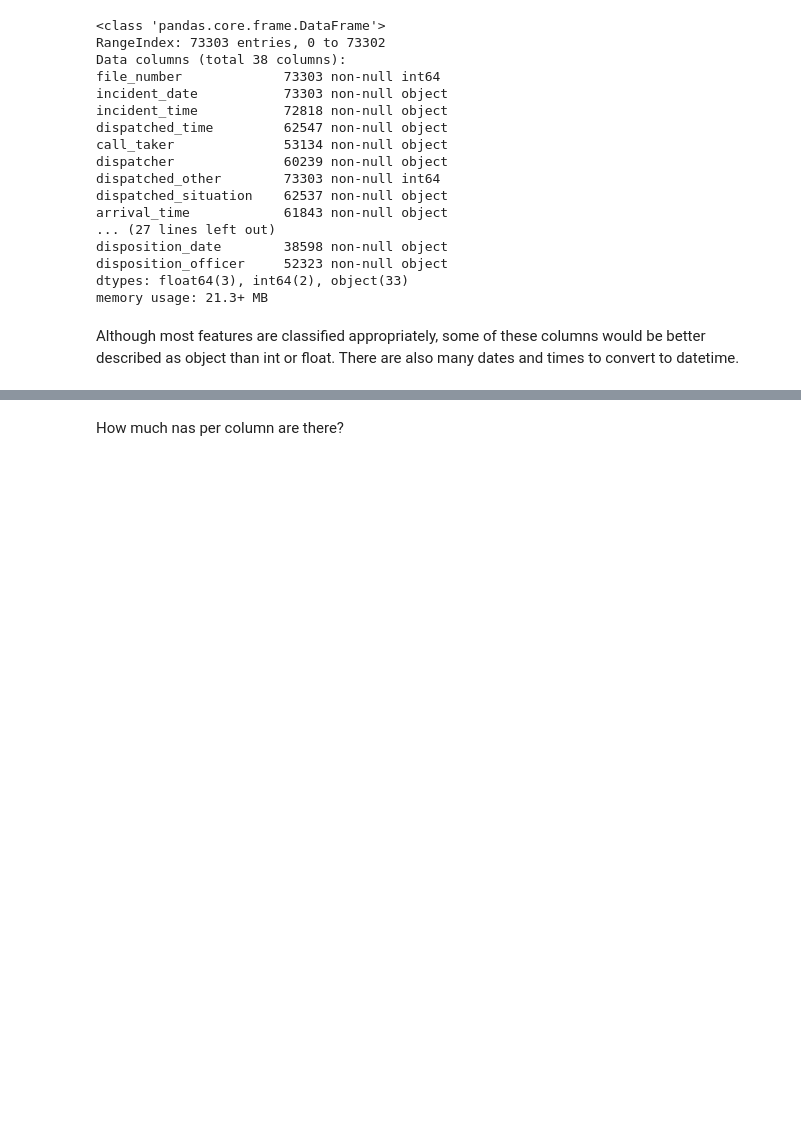
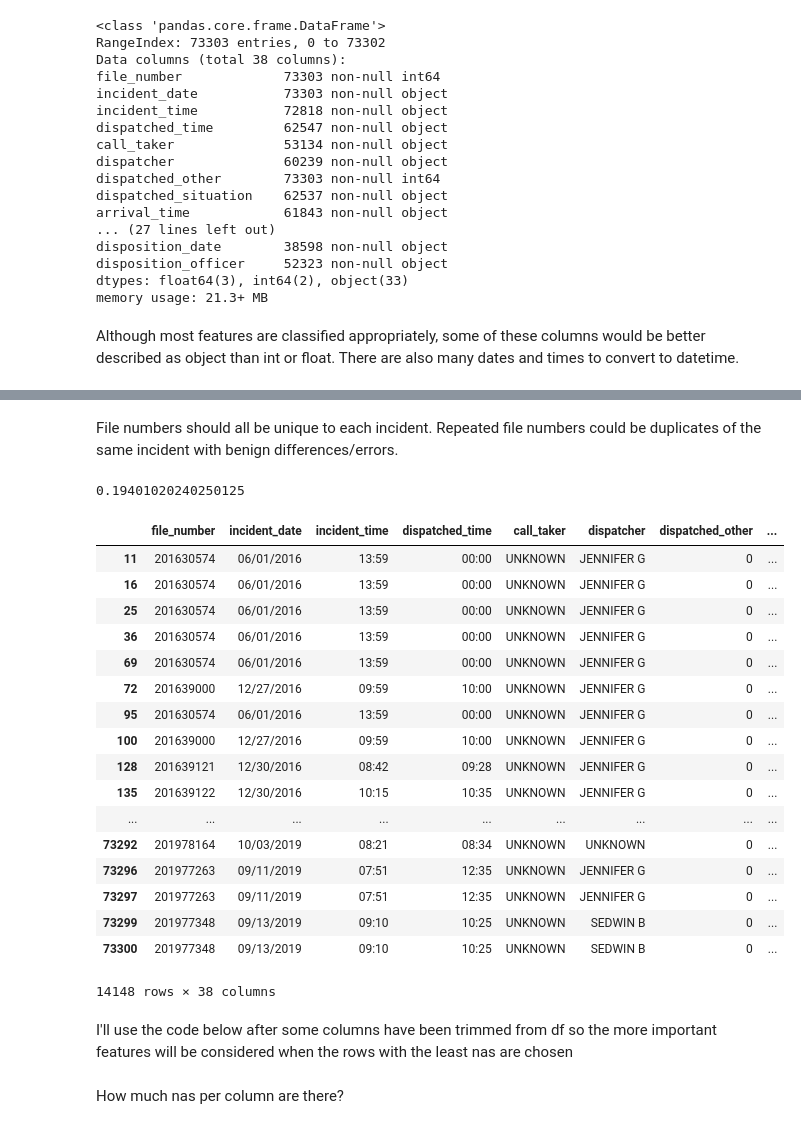
Before and after one commit to janellejolliff/ACRC-Classification, a Jupyter notebook: capstone.ipynb, the cells around one changed output, grey strips where cells are left out. Cells and saved outputs as stored; diff of their text form; code cells hidden in the pictures; blank space fills up the shorter version.

```diff
--- a/capstone.ipynb
+++ b/capstone.ipynb
@@ -192,3 +219,31 @@ Other than the majority of them appearing around the year 2012, nothing grabs my
 # %%
 # removing duplicate rows from df - likely data entry mistakes
 df.drop_duplicates(keep=False, inplace=True)
+# %% [markdown]
+File numbers should all be unique to each incident. Repeated file numbers could be duplicates of the same incident with benign differences/errors.
+# %%
+# duplicate file numbers could also indicate duplicates with minor indiscretions
+print (len(df[df.duplicated(subset=['file_number','incident_date'], keep=False)])/len(df))
+df[df.duplicated(subset=['file_number'], keep=False)]
+# %% [output]
+0.19401020240250125
+|  | file_number | incident_date | incident_time | dispatched_time | call_taker | dispatcher | dispatched_other | ... |
+| 11 | 201630574 | 06/01/2016 | 13:59 | 00:00 | UNKNOWN | JENNIFER G | 0 | ... |
+| 16 | 201630574 | 06/01/2016 | 13:59 | 00:00 | UNKNOWN | JENNIFER G | 0 | ... |
+| 25 | 201630574 | 06/01/2016 | 13:59 | 00:00 | UNKNOWN | JENNIFER G | 0 | ... |
+| 36 | 201630574 | 06/01/2016 | 13:59 | 00:00 | UNKNOWN | JENNIFER G | 0 | ... |
+| 69 | 201630574 | 06/01/2016 | 13:59 | 00:00 | UNKNOWN | JENNIFER G | 0 | ... |
+| 72 | 201639000 | 12/27/2016 | 09:59 | 10:00 | UNKNOWN | JENNIFER G | 0 | ... |
+| 95 | 201630574 | 06/01/2016 | 13:59 | 00:00 | UNKNOWN | JENNIFER G | 0 | ... |
+| 100 | 201639000 | 12/27/2016 | 09:59 | 10:00 | UNKNOWN | JENNIFER G | 0 | ... |
+| 128 | 201639121 | 12/30/2016 | 08:42 | 09:28 | UNKNOWN | JENNIFER G | 0 | ... |
+| 135 | 201639122 | 12/30/2016 | 10:15 | 10:35 | UNKNOWN | JENNIFER G | 0 | ... |
+| ... | ... | ... | ... | ... | ... | ... | ... | ... |
+| 73292 | 201978164 | 10/03/2019 | 08:21 | 08:34 | UNKNOWN | UNKNOWN | 0 | ... |
+| 73296 | 201977263 | 09/11/2019 | 07:51 | 12:35 | UNKNOWN | JENNIFER G | 0 | ... |
+| 73297 | 201977263 | 09/11/2019 | 07:51 | 12:35 | UNKNOWN | JENNIFER G | 0 | ... |
+| 73299 | 201977348 | 09/13/2019 | 09:10 | 10:25 | UNKNOWN | SEDWIN B | 0 | ... |
+| 73300 | 201977348 | 09/13/2019 | 09:10 | 10:25 | UNKNOWN | SEDWIN B | 0 | ... |
+14148 rows × 38 columns
+# %% [markdown]
+I'll use the code below after some columns have been trimmed from df so the more important features will be considered when the rows with the least nas are chosen
```
Also changed, not shown: parts of 112 cells of this notebook.
